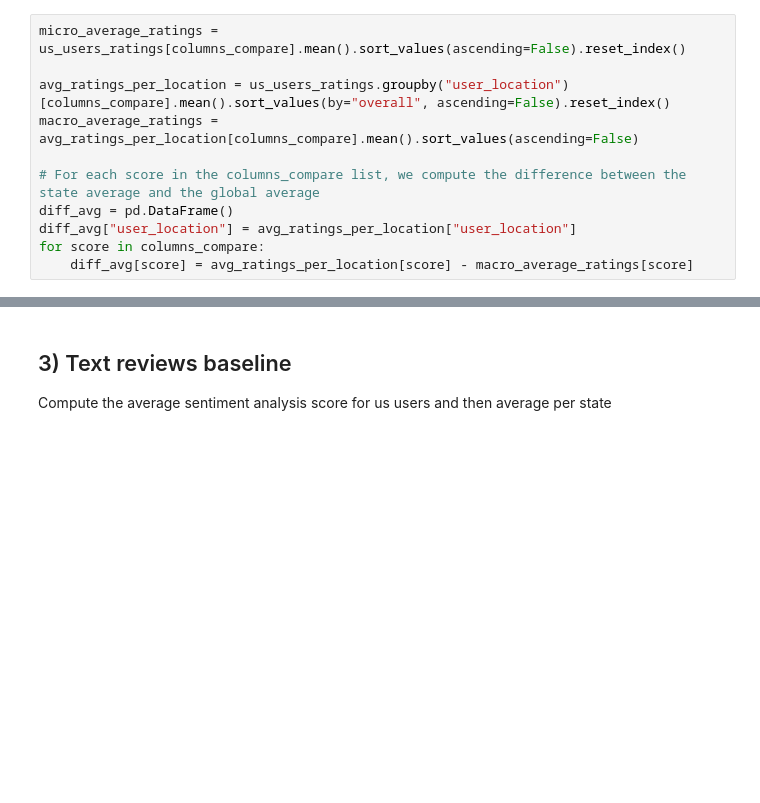
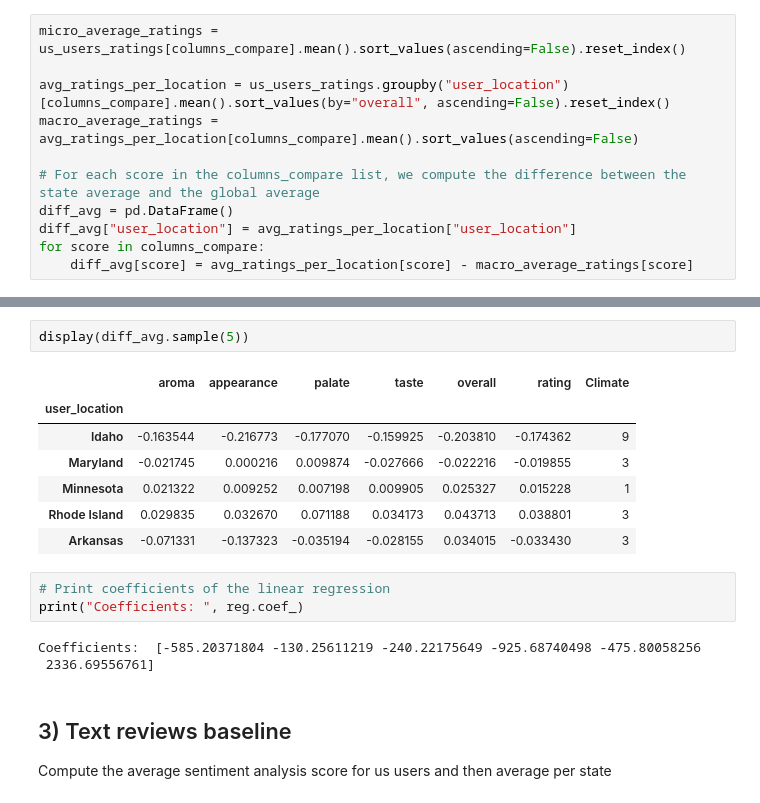
Before and after one commit to epfl-ada/ada-2023-project-riskybiscuits, a Jupyter notebook: main2_0.ipynb, the cells around one changed output, grey strips where cells are left out. Cells and saved outputs as stored; diff of their text form; blank space fills up the shorter version.

```diff
--- a/main2_0.ipynb
+++ b/main2_0.ipynb
@@ -272,3 +287,19 @@ plt.show()
+# %%
+display(diff_avg.sample(5))
+# %% [output]
+|  | aroma | appearance | palate | taste | overall | rating | Climate |
+| user_location |  |  |  |  |  |  |  |
+| Idaho | -0.163544 | -0.216773 | -0.177070 | -0.159925 | -0.203810 | -0.174362 | 9 |
+| Maryland | -0.021745 | 0.000216 | 0.009874 | -0.027666 | -0.022216 | -0.019855 | 3 |
+| Minnesota | 0.021322 | 0.009252 | 0.007198 | 0.009905 | 0.025327 | 0.015228 | 1 |
+| Rhode Island | 0.029835 | 0.032670 | 0.071188 | 0.034173 | 0.043713 | 0.038801 | 3 |
+| Arkansas | -0.071331 | -0.137323 | -0.035194 | -0.028155 | 0.034015 | -0.033430 | 3 |
+# %%
+# Print coefficients of the linear regression
+print("Coefficients: ", reg.coef_)
+# %% [output]
+Coefficients:  [-585.20371804 -130.25611219 -240.22175649 -925.68740498 -475.80058256
+ 2336.69556761]
 # %% [markdown]
 ## 3) Text reviews baseline
 
```
Also changed, not shown: parts of 11 cells of this notebook, 1 other file.
